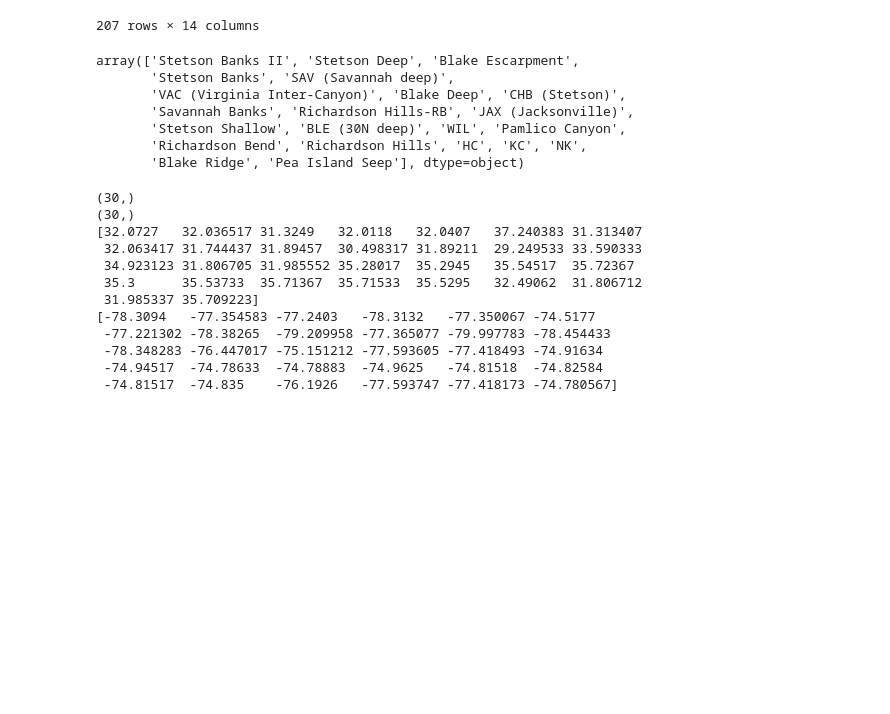
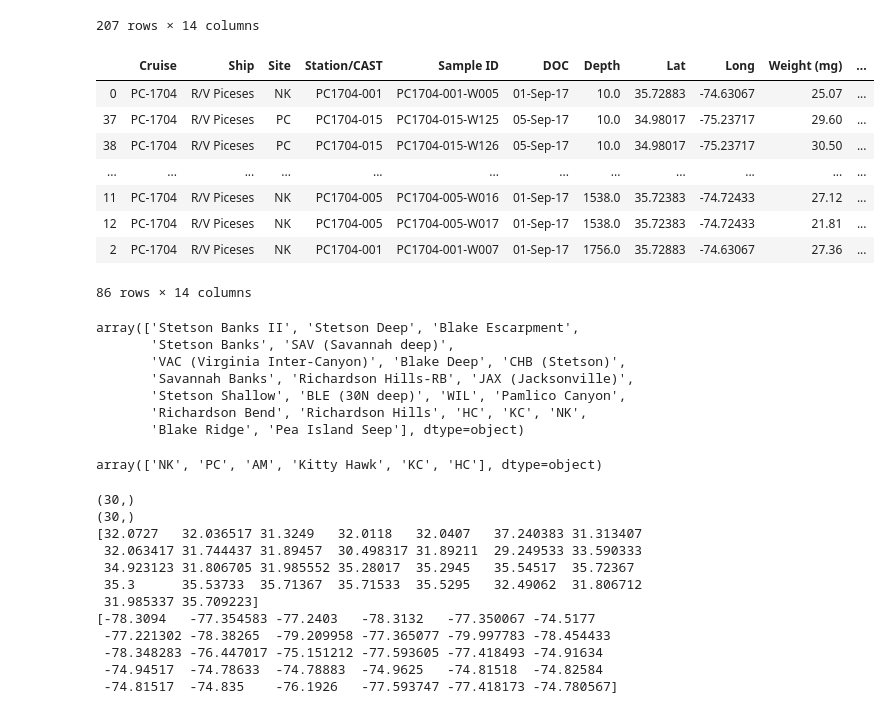
Before and after one commit to johntamu/seus-python, a Jupyter notebook: Cruise nutrient data.ipynb, the cells around one changed output. Cells and saved outputs as stored; diff of their text form; code cells hidden in the pictures; blank space fills up the shorter version.

```diff
--- a/Cruise nutrient data.ipynb
+++ b/Cruise nutrient data.ipynb
@@ -57,6 +57,19 @@ df['p_star'] = df['phosphate'] - (df['total n']/16)
 # atlantis = df[df.cruise == 'Atlantis']
 # endeavor = df[df.cruise == 'Endeavor']
 # brooks = df[df.cruise == 'Brooks McCall']
+# %%
+pom = pd.read_csv('~/Documents/GitHub/data/PC-1704 POM for Schiff.csv').sort_values('Depth')
+pom
+# %% [output]
+|  | Cruise | Ship | Site | Station/CAST | Sample ID | DOC | Depth | Lat | Long | Weight (mg) | ... |
+| 0 | PC-1704 | R/V Piceses | NK | PC1704-001 | PC1704-001-W005 | 01-Sep-17 | 10.0 | 35.72883 | -74.63067 | 25.07 | ... |
+| 37 | PC-1704 | R/V Piceses | PC | PC1704-015 | PC1704-015-W125 | 05-Sep-17 | 10.0 | 34.98017 | -75.23717 | 29.60 | ... |
+| 38 | PC-1704 | R/V Piceses | PC | PC1704-015 | PC1704-015-W126 | 05-Sep-17 | 10.0 | 34.98017 | -75.23717 | 30.50 | ... |
+| ... | ... | ... | ... | ... | ... | ... | ... | ... | ... | ... | ... |
+| 11 | PC-1704 | R/V Piceses | NK | PC1704-005 | PC1704-005-W016 | 01-Sep-17 | 1538.0 | 35.72383 | -74.72433 | 27.12 | ... |
+| 12 | PC-1704 | R/V Piceses | NK | PC1704-005 | PC1704-005-W017 | 01-Sep-17 | 1538.0 | 35.72383 | -74.72433 | 21.81 | ... |
+| 2 | PC-1704 | R/V Piceses | NK | PC1704-001 | PC1704-001-W007 | 01-Sep-17 | 1756.0 | 35.72883 | -74.63067 | 27.36 | ... |
+86 rows × 14 columns
 # %%
 # df['site'].values # So I know what the different sites are, note to not use () here
 df['site'].unique() # Alternatively
@@ -68,6 +81,10 @@ array(['Stetson Banks II', 'Stetson Deep', 'Blake Escarpment',
        'Stetson Shallow', 'BLE (30N deep)', 'WIL', 'Pamlico Canyon',
        'Richardson Bend', 'Richardson Hills', 'HC', 'KC', 'NK',
        'Blake Ridge', 'Pea Island Seep'], dtype=object)
+# %%
+pom['Site'].unique()
+# %% [output]
+array(['NK', 'PC', 'AM', 'Kitty Hawk', 'KC', 'HC'], dtype=object)
 # %%
 lats = df['lat'].unique()
 lons = df['lon'].unique()
```
Also changed, not shown: parts of 5 cells of this notebook, 6 other files.
